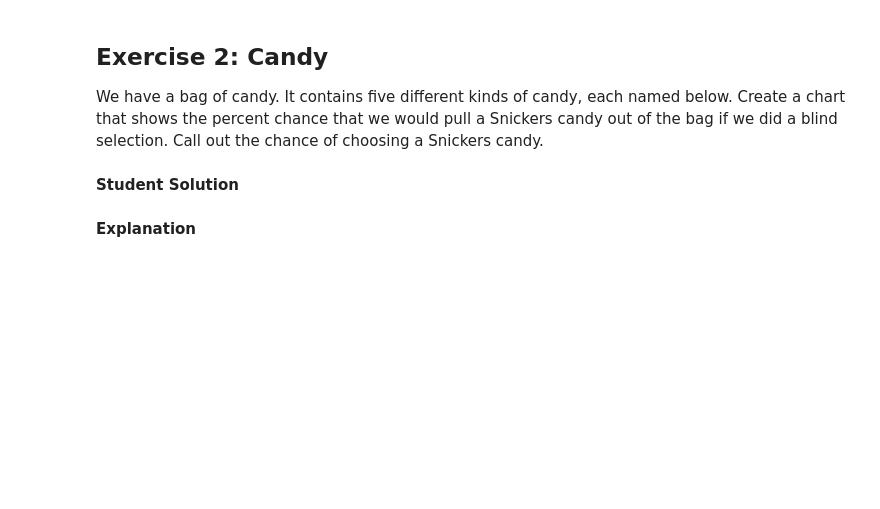
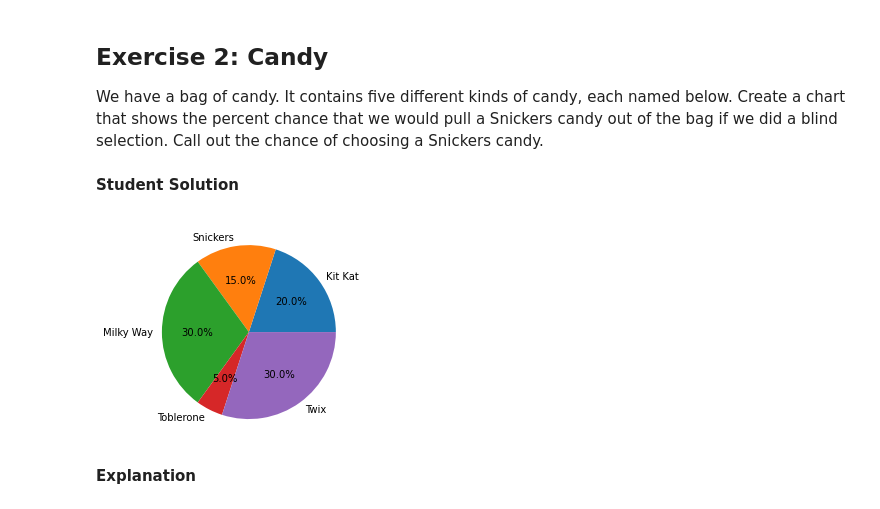
Before and after one commit to rifqicharisma/Belajar_Ai, a Jupyter notebook: Bisa Ai/Data Science/Topic 5 - Visualisasi Data/Data Visualizations.ipynb, the cells around one changed output. Drawn from its saved outputs; the diff is of its cells as text; code cells hidden in the pictures; blank space fills up the shorter version.

```diff
--- a/Bisa Ai/Data Science/Topic 5 - Visualisasi Data/Data Visualizations.ipynb
+++ b/Bisa Ai/Data Science/Topic 5 - Visualisasi Data/Data Visualizations.ipynb
@@ -833,10 +840,18 @@ We have a bag of candy. It contains five different kinds of candy, each named be
 # %%
 import matplotlib.pyplot as plt
 
 candy_names = ['Kit Kat', 'Snickers', 'Milky Way', 'Toblerone', 'Twix']
 candy_counts = [52, 39, 78, 13, 78]
 
 #Lanjutkan
+plt.pie(
+    candy_counts,
+    labels=candy_names,
+    autopct='%1.1f%%',
+)
+plt.show()
+# %% [output]
+[figure, added]
 # %% [markdown]
 **Explanation**
 # %% [markdown]
```
Also changed, not shown: parts of 7 cells of this notebook.
